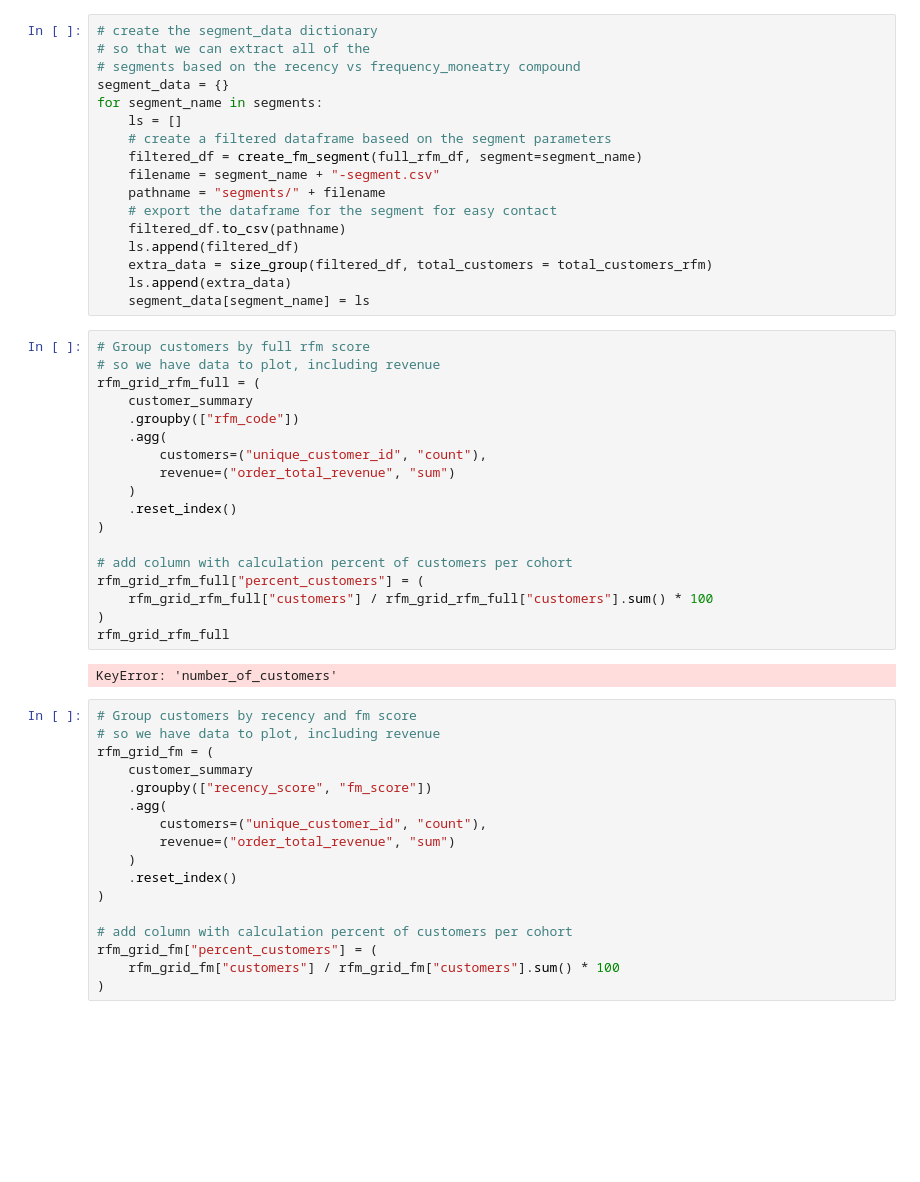
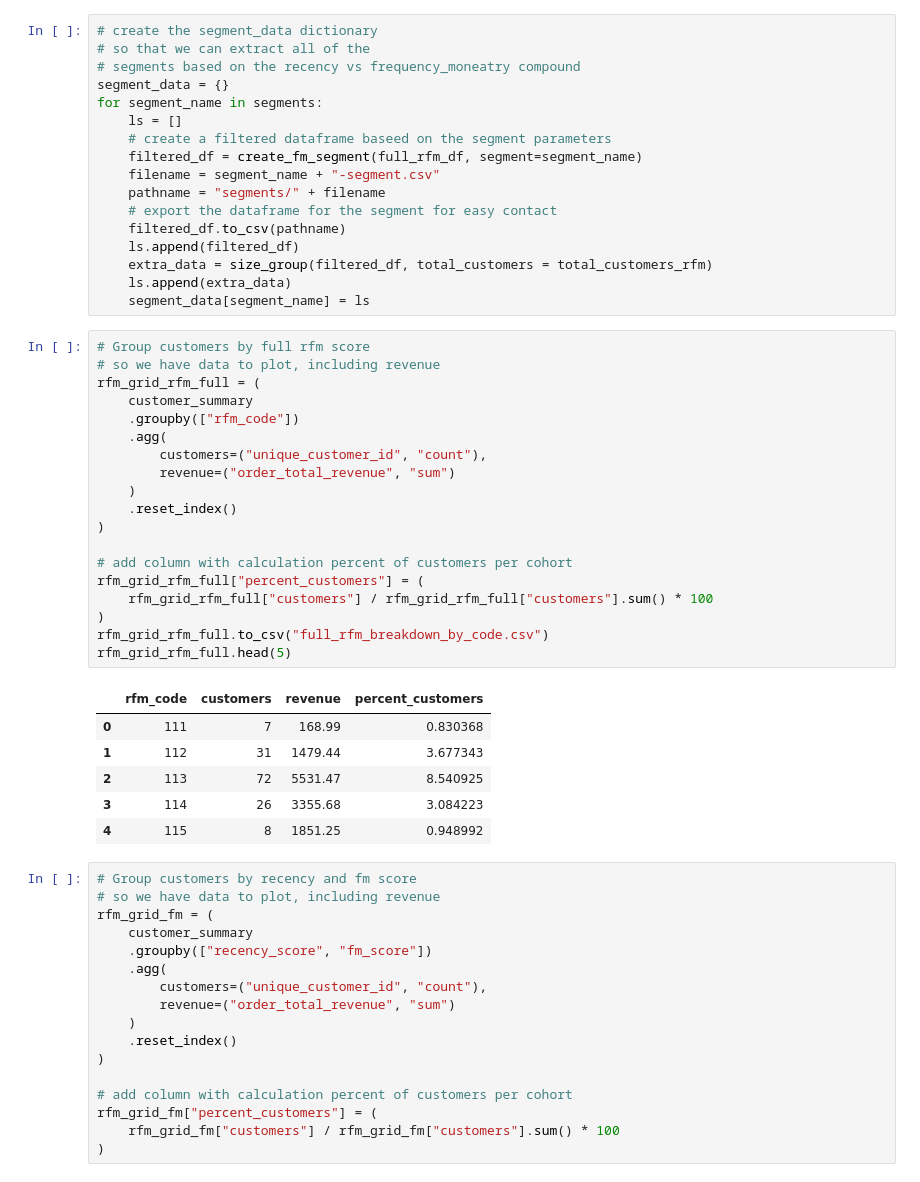
Before and after one commit to djdebonis/rfm, a Jupyter notebook: ecommerce_data.ipynb, the cells around one changed output. Saved outputs shown, nothing was run; the diff lists cells and outputs as text; blank space fills up the shorter version.

```diff
--- a/ecommerce_data.ipynb
+++ b/ecommerce_data.ipynb
@@ -422,23 +422,29 @@ for segment_name in segments:
 # %%
 # Group customers by full rfm score
 # so we have data to plot, including revenue
 rfm_grid_rfm_full = (
     customer_summary
     .groupby(["rfm_code"])
     .agg(
         customers=("unique_customer_id", "count"),
         revenue=("order_total_revenue", "sum")
     )
     .reset_index()
 )
 
 # add column with calculation percent of customers per cohort
 rfm_grid_rfm_full["percent_customers"] = (
     rfm_grid_rfm_full["customers"] / rfm_grid_rfm_full["customers"].sum() * 100
 )
-rfm_grid_rfm_full
+rfm_grid_rfm_full.to_csv("full_rfm_breakdown_by_code.csv")
+rfm_grid_rfm_full.head(5)
 # %% [output]
-KeyError: 'number_of_customers'
+|  | rfm_code | customers | revenue | percent_customers |
+| 0 | 111 | 7 | 168.99 | 0.830368 |
+| 1 | 112 | 31 | 1479.44 | 3.677343 |
+| 2 | 113 | 72 | 5531.47 | 8.540925 |
+| 3 | 114 | 26 | 3355.68 | 3.084223 |
+| 4 | 115 | 8 | 1851.25 | 0.948992 |
 # %%
 # Group customers by recency and fm score
 # so we have data to plot, including revenue
```
